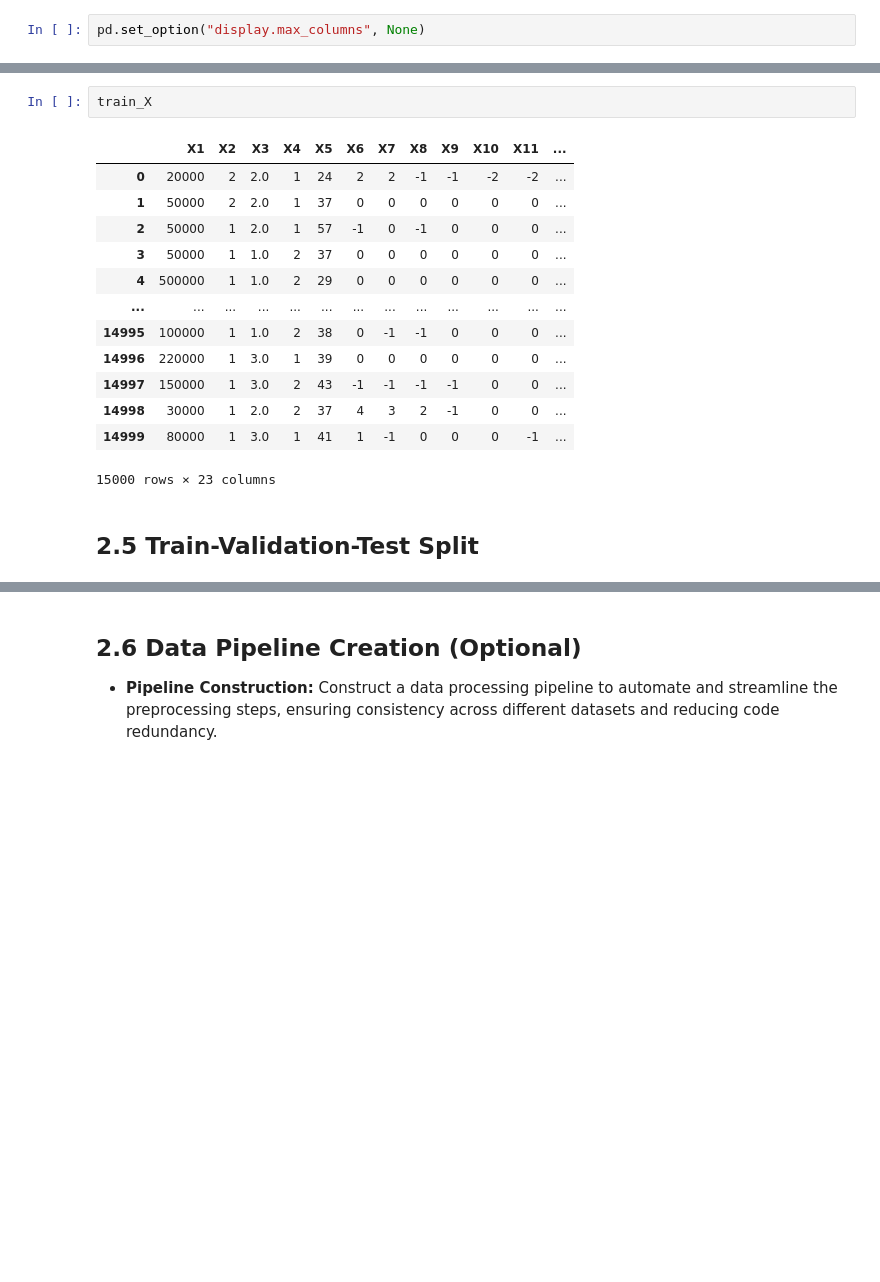
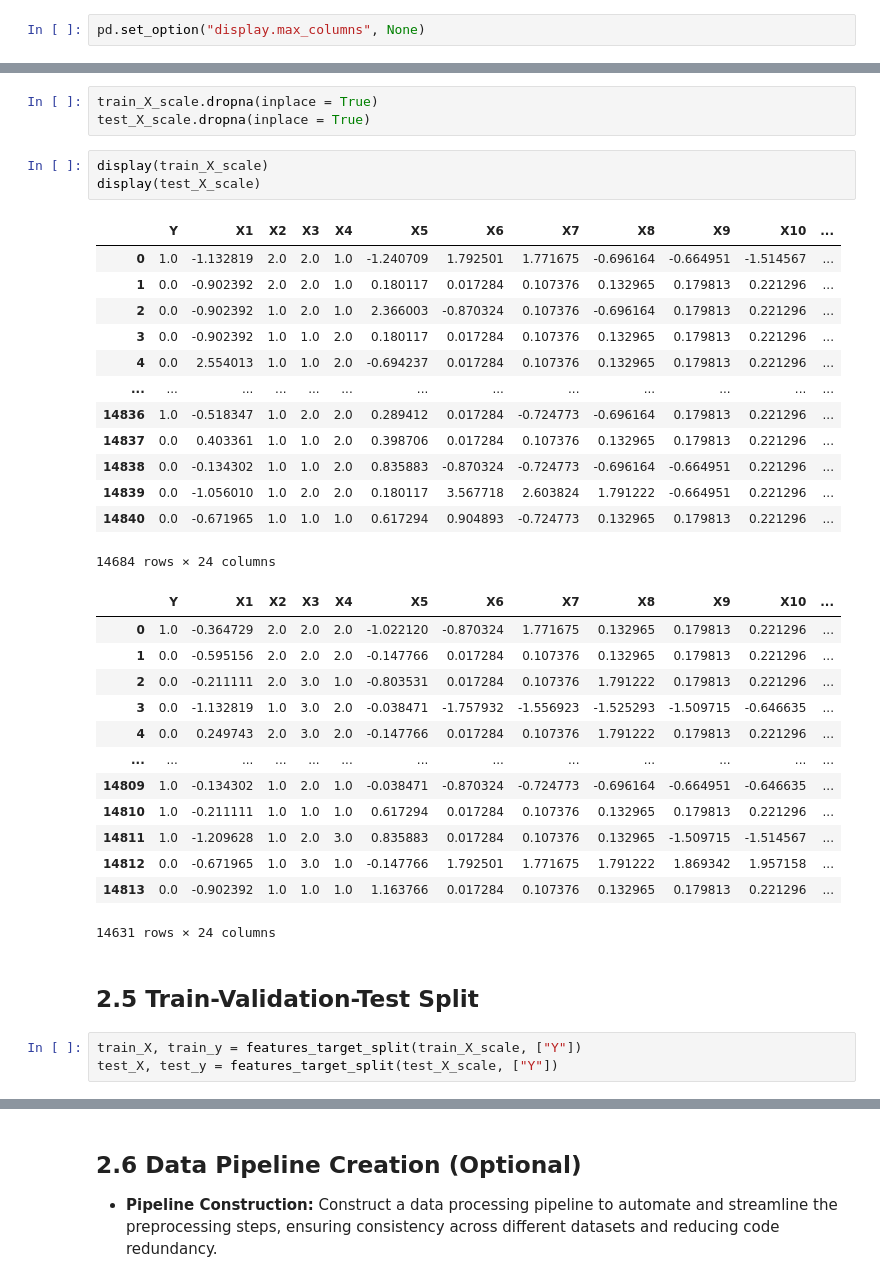
Before and after one commit to rjosh003-CS/Data-Mining-coursework, a Jupyter notebook: DM_coursework_part_2.ipynb, the cells around one changed output, grey strips where cells are left out. Cells and saved outputs as stored; diff of their text form; blank space fills up the shorter version.

```diff
--- a/DM_coursework_part_2.ipynb
+++ b/DM_coursework_part_2.ipynb
@@ -1015,18 +1049,38 @@ display(test_X_scale)
-# %%
-train_X
-# %% [output]
-|  | X1 | X2 | X3 | X4 | X5 | X6 | X7 | X8 | X9 | X10 | X11 | ... |
-| 0 | 20000 | 2 | 2.0 | 1 | 24 | 2 | 2 | -1 | -1 | -2 | -2 | ... |
-| 1 | 50000 | 2 | 2.0 | 1 | 37 | 0 | 0 | 0 | 0 | 0 | 0 | ... |
-| 2 | 50000 | 1 | 2.0 | 1 | 57 | -1 | 0 | -1 | 0 | 0 | 0 | ... |
-| 3 | 50000 | 1 | 1.0 | 2 | 37 | 0 | 0 | 0 | 0 | 0 | 0 | ... |
-| 4 | 500000 | 1 | 1.0 | 2 | 29 | 0 | 0 | 0 | 0 | 0 | 0 | ... |
-| ... | ... | ... | ... | ... | ... | ... | ... | ... | ... | ... | ... | ... |
-| 14995 | 100000 | 1 | 1.0 | 2 | 38 | 0 | -1 | -1 | 0 | 0 | 0 | ... |
-| 14996 | 220000 | 1 | 3.0 | 1 | 39 | 0 | 0 | 0 | 0 | 0 | 0 | ... |
-| 14997 | 150000 | 1 | 3.0 | 2 | 43 | -1 | -1 | -1 | -1 | 0 | 0 | ... |
-| 14998 | 30000 | 1 | 2.0 | 2 | 37 | 4 | 3 | 2 | -1 | 0 | 0 | ... |
-| 14999 | 80000 | 1 | 3.0 | 1 | 41 | 1 | -1 | 0 | 0 | 0 | -1 | ... |
-15000 rows × 23 columns
+# %%
+train_X_scale.dropna(inplace = True)
+test_X_scale.dropna(inplace = True)
+# %%
+display(train_X_scale)
+display(test_X_scale)
+# %% [output]
+|  | Y | X1 | X2 | X3 | X4 | X5 | X6 | X7 | X8 | X9 | X10 | ... |
+| 0 | 1.0 | -1.132819 | 2.0 | 2.0 | 1.0 | -1.240709 | 1.792501 | 1.771675 | -0.696164 | -0.664951 | -1.514567 | ... |
+| 1 | 0.0 | -0.902392 | 2.0 | 2.0 | 1.0 | 0.180117 | 0.017284 | 0.107376 | 0.132965 | 0.179813 | 0.221296 | ... |
+| 2 | 0.0 | -0.902392 | 1.0 | 2.0 | 1.0 | 2.366003 | -0.870324 | 0.107376 | -0.696164 | 0.179813 | 0.221296 | ... |
+| 3 | 0.0 | -0.902392 | 1.0 | 1.0 | 2.0 | 0.180117 | 0.017284 | 0.107376 | 0.132965 | 0.179813 | 0.221296 | ... |
+| 4 | 0.0 | 2.554013 | 1.0 | 1.0 | 2.0 | -0.694237 | 0.017284 | 0.107376 | 0.132965 | 0.179813 | 0.221296 | ... |
+| ... | ... | ... | ... | ... | ... | ... | ... | ... | ... | ... | ... | ... |
+| 14836 | 1.0 | -0.518347 | 1.0 | 2.0 | 2.0 | 0.289412 | 0.017284 | -0.724773 | -0.696164 | 0.179813 | 0.221296 | ... |
+| 14837 | 0.0 | 0.403361 | 1.0 | 1.0 | 2.0 | 0.398706 | 0.017284 | 0.107376 | 0.132965 | 0.179813 | 0.221296 | ... |
+| 14838 | 0.0 | -0.134302 | 1.0 | 1.0 | 2.0 | 0.835883 | -0.870324 | -0.724773 | -0.696164 | -0.664951 | 0.221296 | ... |
+| 14839 | 0.0 | -1.056010 | 1.0 | 2.0 | 2.0 | 0.180117 | 3.567718 | 2.603824 | 1.791222 | -0.664951 | 0.221296 | ... |
+| 14840 | 0.0 | -0.671965 | 1.0 | 1.0 | 1.0 | 0.617294 | 0.904893 | -0.724773 | 0.132965 | 0.179813 | 0.221296 | ... |
+14684 rows × 24 columns
+|  | Y | X1 | X2 | X3 | X4 | X5 | X6 | X7 | X8 | X9 | X10 | ... |
+| 0 | 1.0 | -0.364729 | 2.0 | 2.0 | 2.0 | -1.022120 | -0.870324 | 1.771675 | 0.132965 | 0.179813 | 0.221296 | ... |
+| 1 | 0.0 | -0.595156 | 2.0 | 2.0 | 2.0 | -0.147766 | 0.017284 | 0.107376 | 0.132965 | 0.179813 | 0.221296 | ... |
+| 2 | 0.0 | -0.211111 | 2.0 | 3.0 | 1.0 | -0.803531 | 0.017284 | 0.107376 | 1.791222 | 0.179813 | 0.221296 | ... |
+| 3 | 0.0 | -1.132819 | 1.0 | 3.0 | 2.0 | -0.038471 | -1.757932 | -1.556923 | -1.525293 | -1.509715 | -0.646635 | ... |
+| 4 | 0.0 | 0.249743 | 2.0 | 3.0 | 2.0 | -0.147766 | 0.017284 | 0.107376 | 1.791222 | 0.179813 | 0.221296 | ... |
+| ... | ... | ... | ... | ... | ... | ... | ... | ... | ... | ... | ... | ... |
+| 14809 | 1.0 | -0.134302 | 1.0 | 2.0 | 1.0 | -0.038471 | -0.870324 | -0.724773 | -0.696164 | -0.664951 | -0.646635 | ... |
+| 14810 | 1.0 | -0.211111 | 1.0 | 1.0 | 1.0 | 0.617294 | 0.017284 | 0.107376 | 0.132965 | 0.179813 | 0.221296 | ... |
+| 14811 | 1.0 | -1.209628 | 1.0 | 2.0 | 3.0 | 0.835883 | 0.017284 | 0.107376 | 0.132965 | -1.509715 | -1.514567 | ... |
+| 14812 | 0.0 | -0.671965 | 1.0 | 3.0 | 1.0 | -0.147766 | 1.792501 | 1.771675 | 1.791222 | 1.869342 | 1.957158 | ... |
+| 14813 | 0.0 | -0.902392 | 1.0 | 1.0 | 1.0 | 1.163766 | 0.017284 | 0.107376 | 0.132965 | 0.179813 | 0.221296 | ... |
+14631 rows × 24 columns
 # %% [markdown]
 ## 2.5 Train-Validation-Test Split
+# %%
+train_X, train_y = features_target_split(train_X_scale, ["Y"])
+test_X, test_y = features_target_split(test_X_scale, ["Y"])
```
Also changed, not shown: parts of 17 cells of this notebook.
